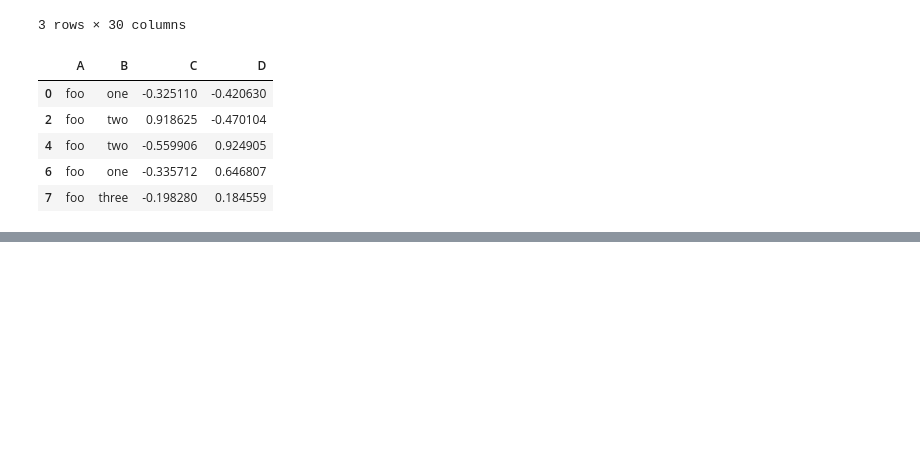
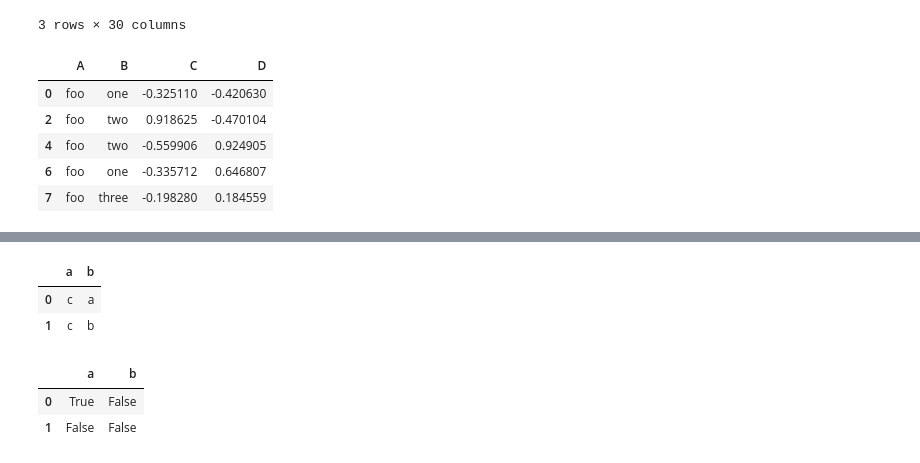
Before and after one commit to faical-yannick-congo/similarity, a Jupyter notebook: Record_testing/sandbox-duplication.ipynb, the cells around one changed output, grey strips where cells are left out. Drawn from its saved outputs; the diff is of its cells as text; code cells hidden in the pictures; blank space fills up the shorter version.

```diff
--- a/Record_testing/sandbox-duplication.ipynb
+++ b/Record_testing/sandbox-duplication.ipynb
@@ -261,0 +344,14 @@ def allclose_duplicates(df, cols, fcols, rtol=0.0, atol=0.0):
+# %%
+df = pandas.DataFrame(dict(a=['c', 'c', 'e'], b=['a', 'b', 'c']))
+# %%
+df[:-1]
+# %% [output]
+|  | a | b |
+| 0 | c | a |
+| 1 | c | b |
+# %%
+df[1:].reset_index(drop=True) == df[:-1]
+# %% [output]
+|  | a | b |
+| 0 | True | False |
+| 1 | False | False |
```
Also changed, not shown: parts of 7 cells of this notebook.
